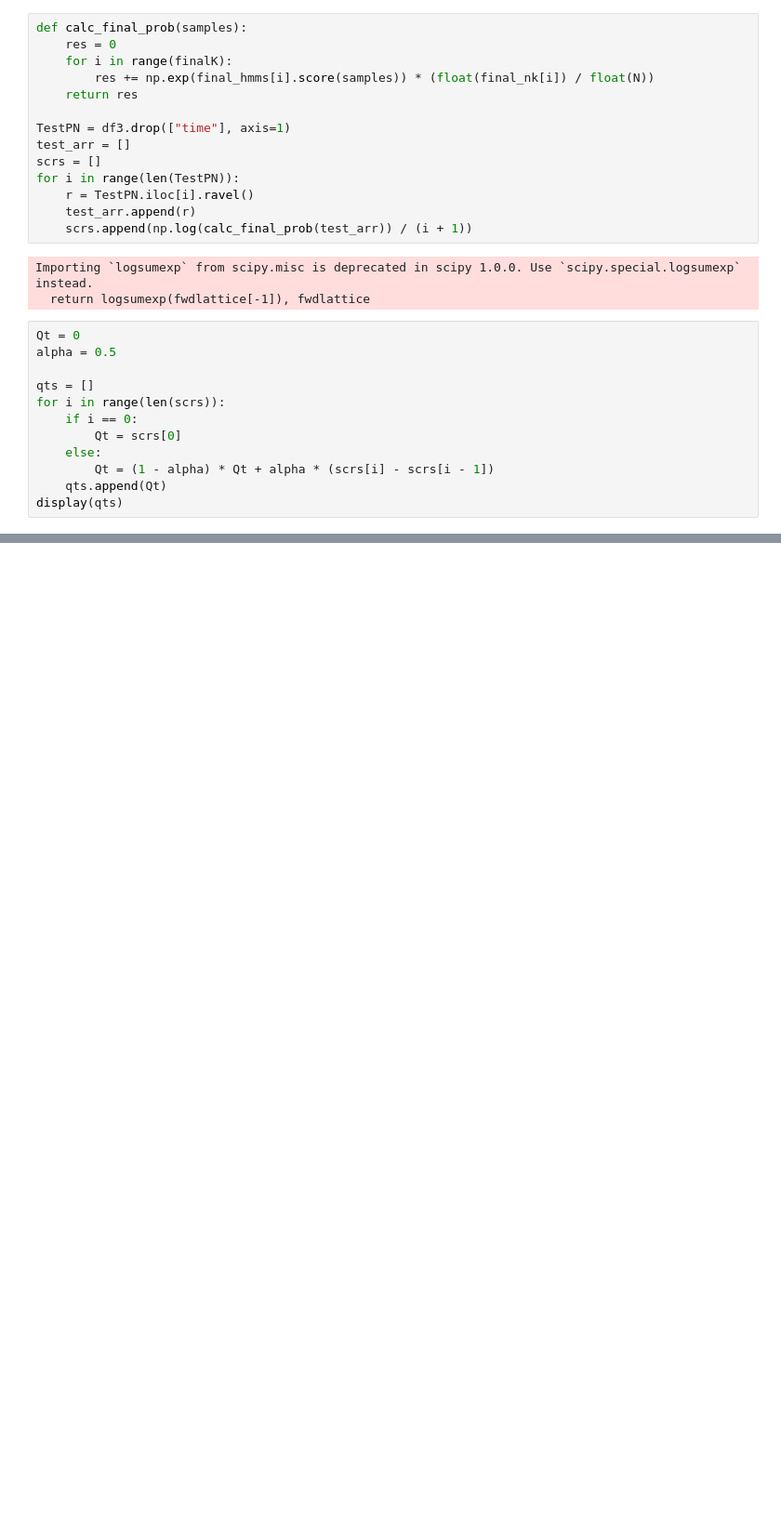
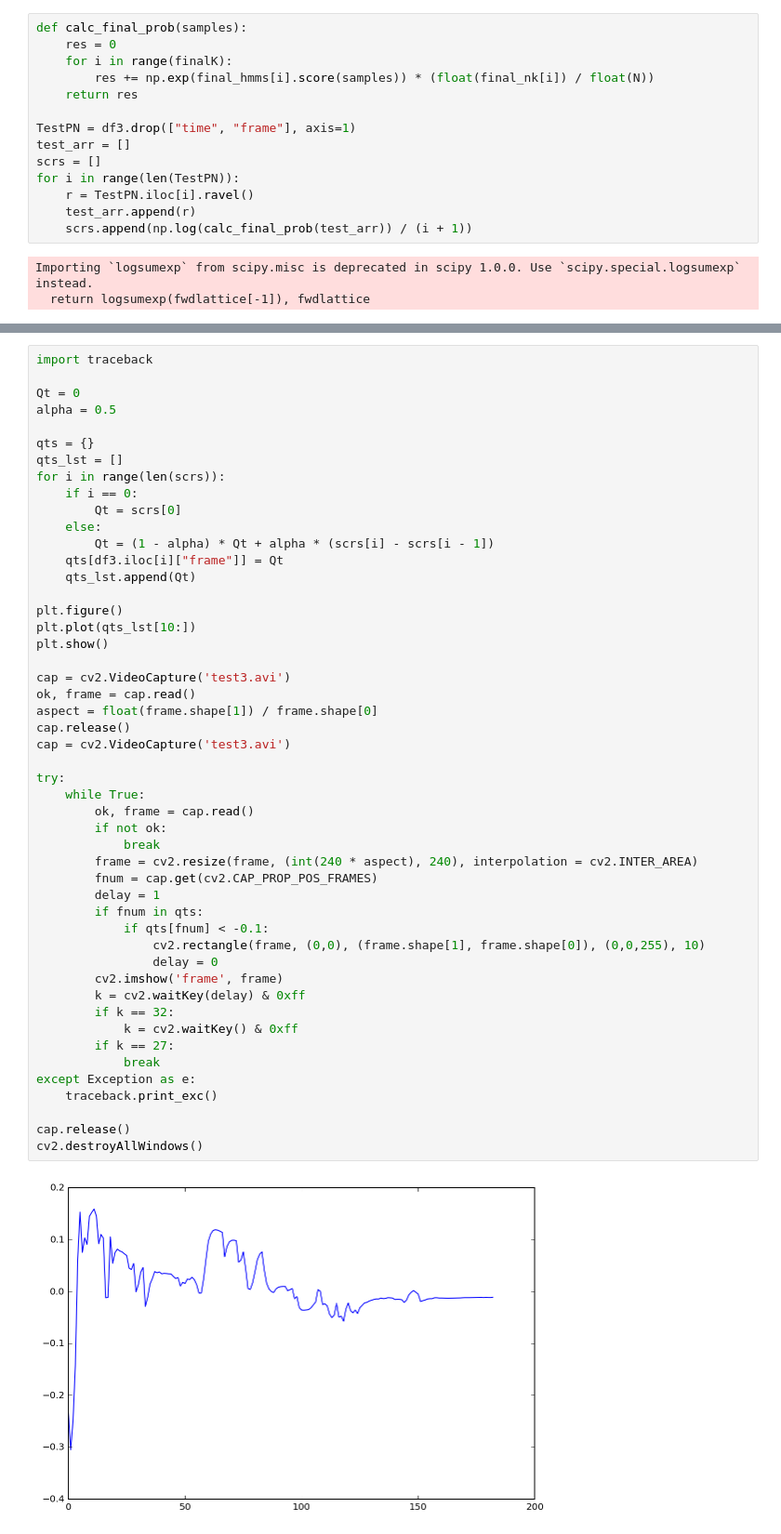
Before and after one commit to Sheph/anomaly, a Jupyter notebook: pch2_run.ipynb, the cells around one changed output, grey strips where cells are left out. Shown: that part at 93% size. Drawn from its saved outputs; the diff is of its cells as text; blank space fills up the shorter version.

Commit message:
Q[t] graph and video run

```diff
--- a/pch2_run.ipynb
+++ b/pch2_run.ipynb
@@ -264,7 +261,7 @@ def calc_final_prob(samples):
         res += np.exp(final_hmms[i].score(samples)) * (float(final_nk[i]) / float(N))
     return res
 
-TestPN = df3.drop(["time"], axis=1)
+TestPN = df3.drop(["time", "frame"], axis=1)
 test_arr = []
 scrs = []
 for i in range(len(TestPN)):
@@ -274,15 +271,3 @@ for i in range(len(TestPN)):
 # %% [output]
 Importing `logsumexp` from scipy.misc is deprecated in scipy 1.0.0. Use `scipy.special.logsumexp` instead.
   return logsumexp(fwdlattice[-1]), fwdlattice
-# %%
-Qt = 0
-alpha = 0.5
-
-qts = []
-for i in range(len(scrs)):
-    if i == 0:
-        Qt = scrs[0]
-    else:
-        Qt = (1 - alpha) * Qt + alpha * (scrs[i] - scrs[i - 1])
-    qts.append(Qt)
-display(qts)
@@ -306,0 +274,51 @@ display(qts)
+# %%
+import traceback
+
+Qt = 0
+alpha = 0.5
+
+qts = {}
+qts_lst = []
+for i in range(len(scrs)):
+    if i == 0:
+        Qt = scrs[0]
+    else:
+        Qt = (1 - alpha) * Qt + alpha * (scrs[i] - scrs[i - 1])
+    qts[df3.iloc[i]["frame"]] = Qt
+    qts_lst.append(Qt)
+
+plt.figure()
+plt.plot(qts_lst[10:])
+plt.show()
+
+cap = cv2.VideoCapture('test3.avi')
+ok, frame = cap.read()
+aspect = float(frame.shape[1]) / frame.shape[0]
+cap.release()
+cap = cv2.VideoCapture('test3.avi')
+
+try:
+    while True:
+        ok, frame = cap.read()
+        if not ok:
+            break
+        frame = cv2.resize(frame, (int(240 * aspect), 240), interpolation = cv2.INTER_AREA)
+        fnum = cap.get(cv2.CAP_PROP_POS_FRAMES)
+        delay = 1
+        if fnum in qts:
+            if qts[fnum] < -0.1:
+                cv2.rectangle(frame, (0,0), (frame.shape[1], frame.shape[0]), (0,0,255), 10)
+                delay = 0
+        cv2.imshow('frame', frame)
+        k = cv2.waitKey(delay) & 0xff
+        if k == 32:
+            k = cv2.waitKey() & 0xff
+        if k == 27:
+            break
+except Exception as e:
+    traceback.print_exc()
+
+cap.release()
+cv2.destroyAllWindows()
+# %% [output]
+[figure, added]
```
Also changed, not shown: parts of 7 cells of this notebook.
